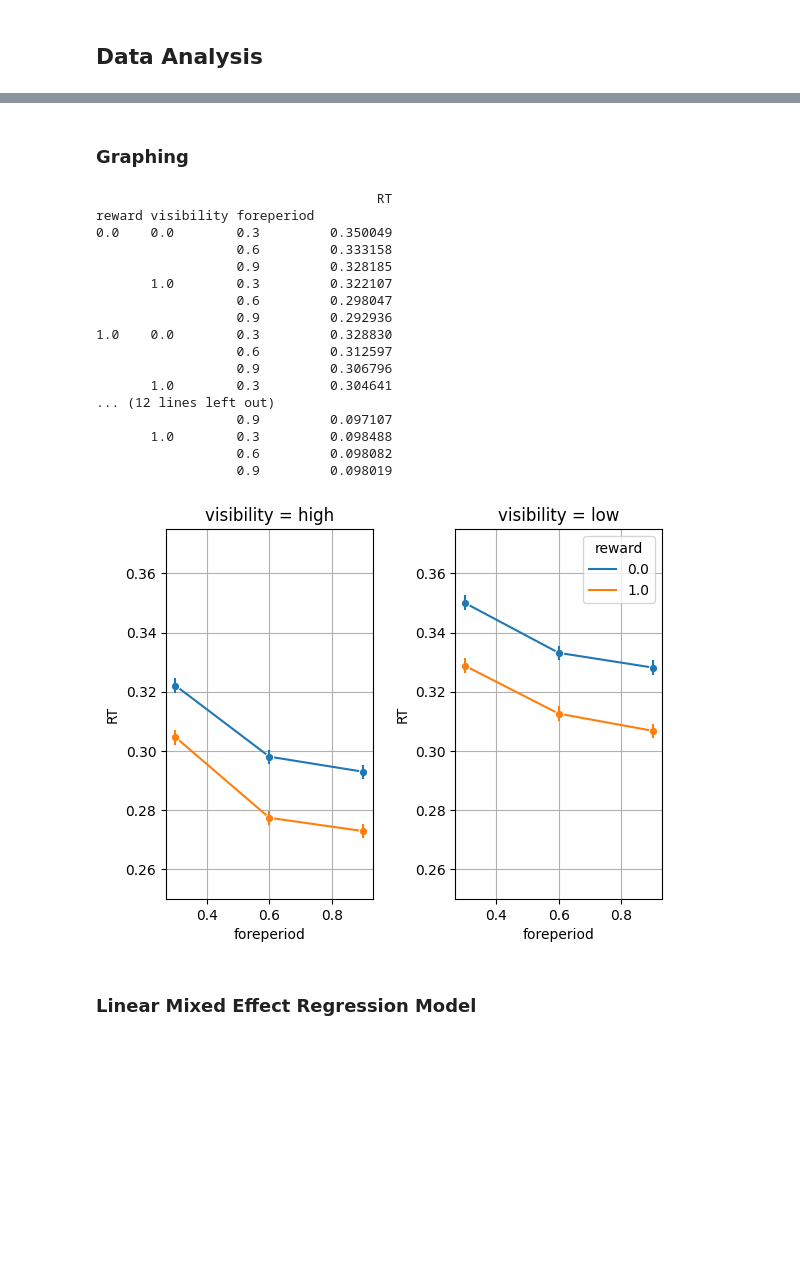
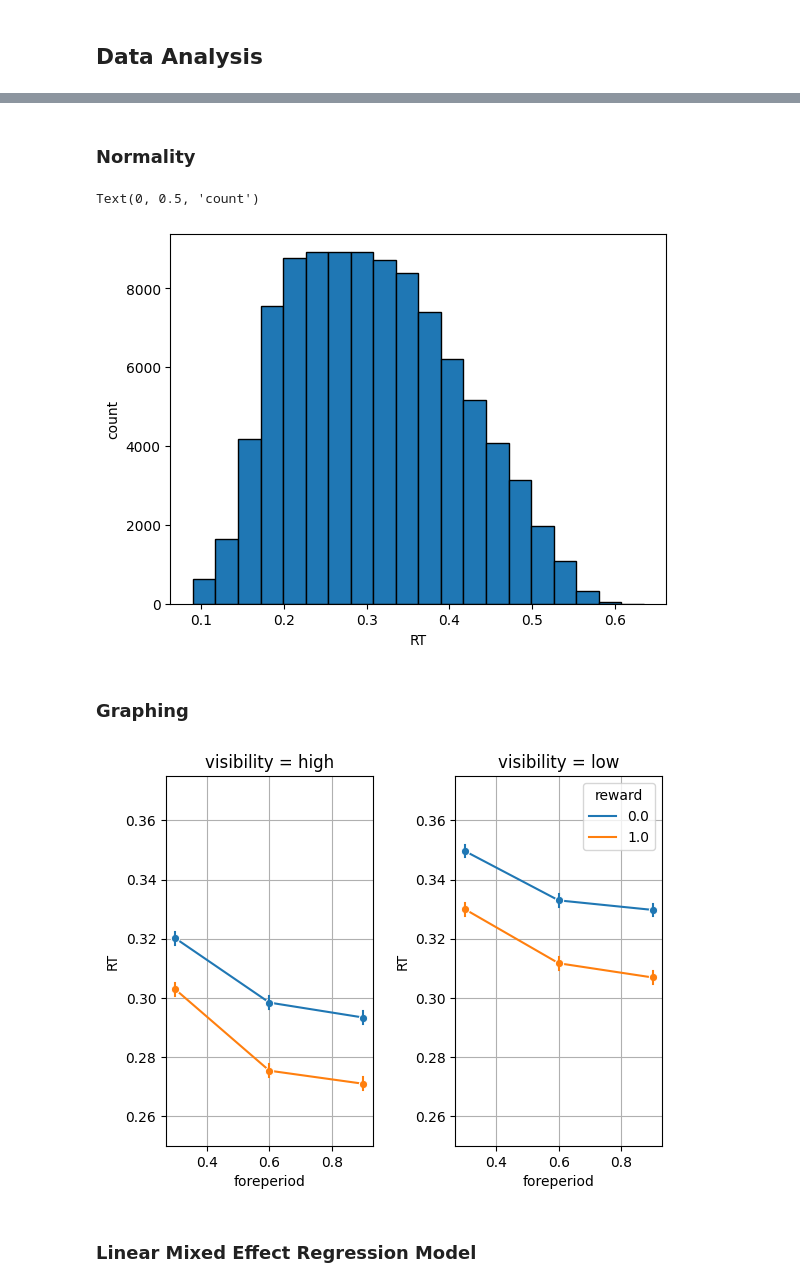
Before and after one commit to oyjuffer/CM-3, a Jupyter notebook: main.ipynb, the cells around one changed output, grey strips where cells are left out. Drawn from its saved outputs; the diff is of its cells as text; code cells hidden in the pictures; blank space fills up the shorter version.

Commit message:
added histogram and anova

```diff
--- a/main.ipynb
+++ b/main.ipynb
@@ -213,57 +253,34 @@ Participant: 200/200
+# %% [markdown]
+### Normality
+# %%
+plt.hist(dataFrame["RT"], edgecolor='black', bins=20)
+plt.xlabel('RT')
+plt.ylabel('count')
+# %% [output]
+Text(0, 0.5, 'count')
+[figure, added]
 # %% [markdown]
 ### Graphing
 # %%
-dataFrame = pd.DataFrame(data)
-dataFrame.columns = ["participant", "block", "trial", "reward", "visibility", "foreperiod", "location", "RT"]
-
-# mean and std
-data_mean_std = dataFrame
-
-data_mean_std.drop('participant', inplace=True, axis=1)
-data_mean_std.drop('block', inplace=True, axis=1)
-data_mean_std.drop('trial', inplace=True, axis=1)
-data_mean_std.drop('location', inplace=True, axis=1)
-
-print(data_mean_std.groupby(["reward", "visibility", "foreperiod"]).mean())
-print(data_mean_std.groupby(["reward", "visibility", "foreperiod"]).std())
-
-# Graph
 df1 = dataFrame[dataFrame["visibility"] == 1]
 df2 = dataFrame[dataFrame["visibility"] == 0]
 
 fig, ax = plt.subplots(1,2)
 ax1 = sns.lineplot(data=df1, x="foreperiod", y="RT", hue = "reward", ax=ax[0], marker="o", err_style="bars", errorbar=('ci', 95), legend=False)
 ax2 = sns.lineplot(data=df2, x="foreperiod", y="RT", hue = "reward", ax=ax[1], marker="o", err_style="bars", errorbar=('ci', 95))
 
 ax1.set_ylim(0.25, 0.375)
 ax2.set_ylim(0.25, 0.375)
 
 ax1.set(title="visibility = high")
 ax2.set(title="visibility = low")
 
 ax1.grid()
 ax2.grid()
 
 fig.subplots_adjust(wspace=0.4)
 # %% [output]
-                                    RT
-reward visibility foreperiod
-0.0    0.0        0.3         0.350049
-                  0.6         0.333158
-                  0.9         0.328185
-       1.0        0.3         0.322107
-                  0.6         0.298047
-                  0.9         0.292936
-1.0    0.0        0.3         0.328830
-                  0.6         0.312597
-                  0.9         0.306796
-       1.0        0.3         0.304641
-... (12 lines left out)
-                  0.9         0.097107
-       1.0        0.3         0.098488
-                  0.6         0.098082
-                  0.9         0.098019
-[figure, old version]
+[figure, new version]
 # %% [markdown]
 ### Linear Mixed Effect Regression Model
 # %%
```
Also changed, not shown: parts of 10 cells of this notebook, 2 other files.
